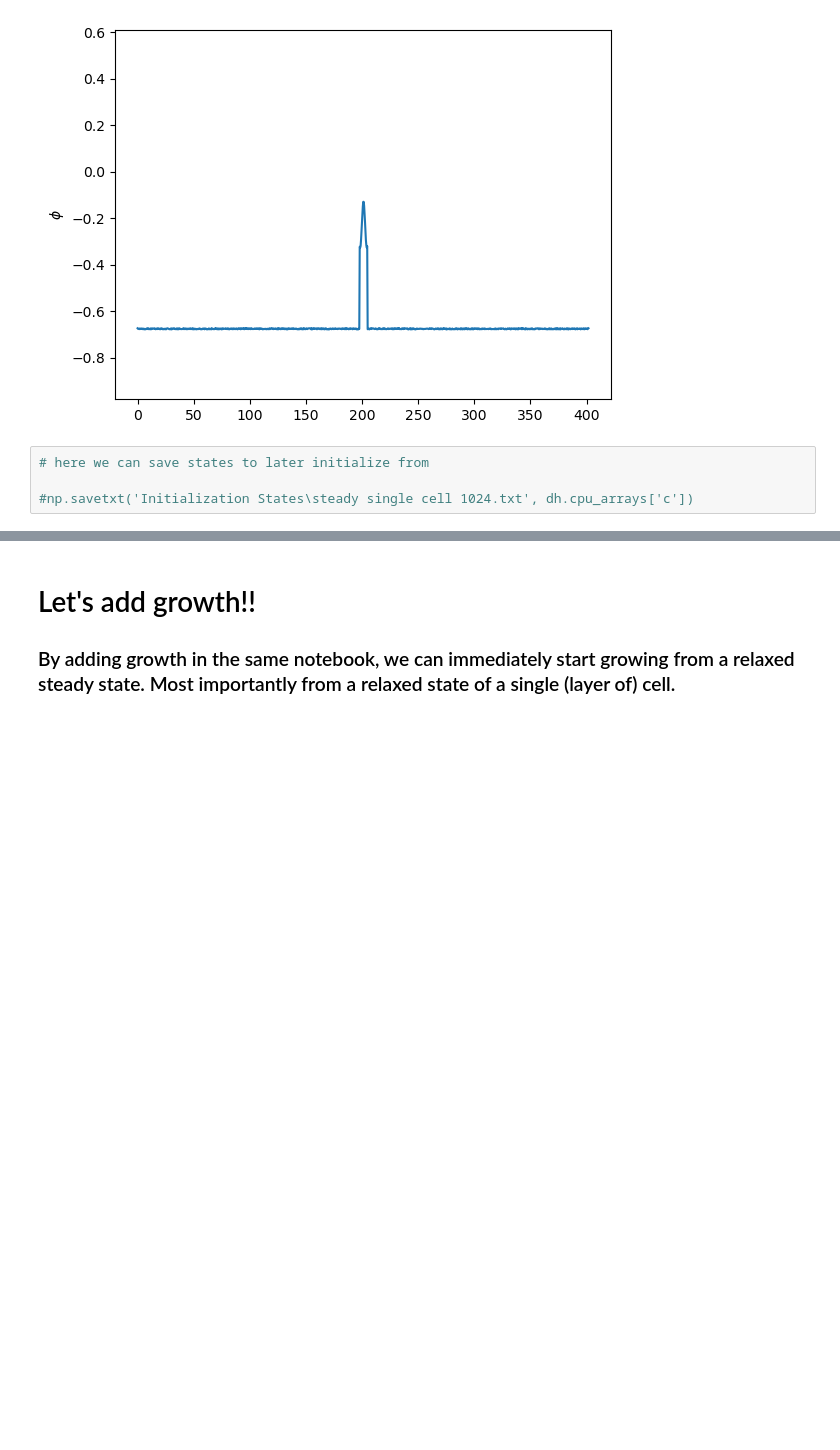
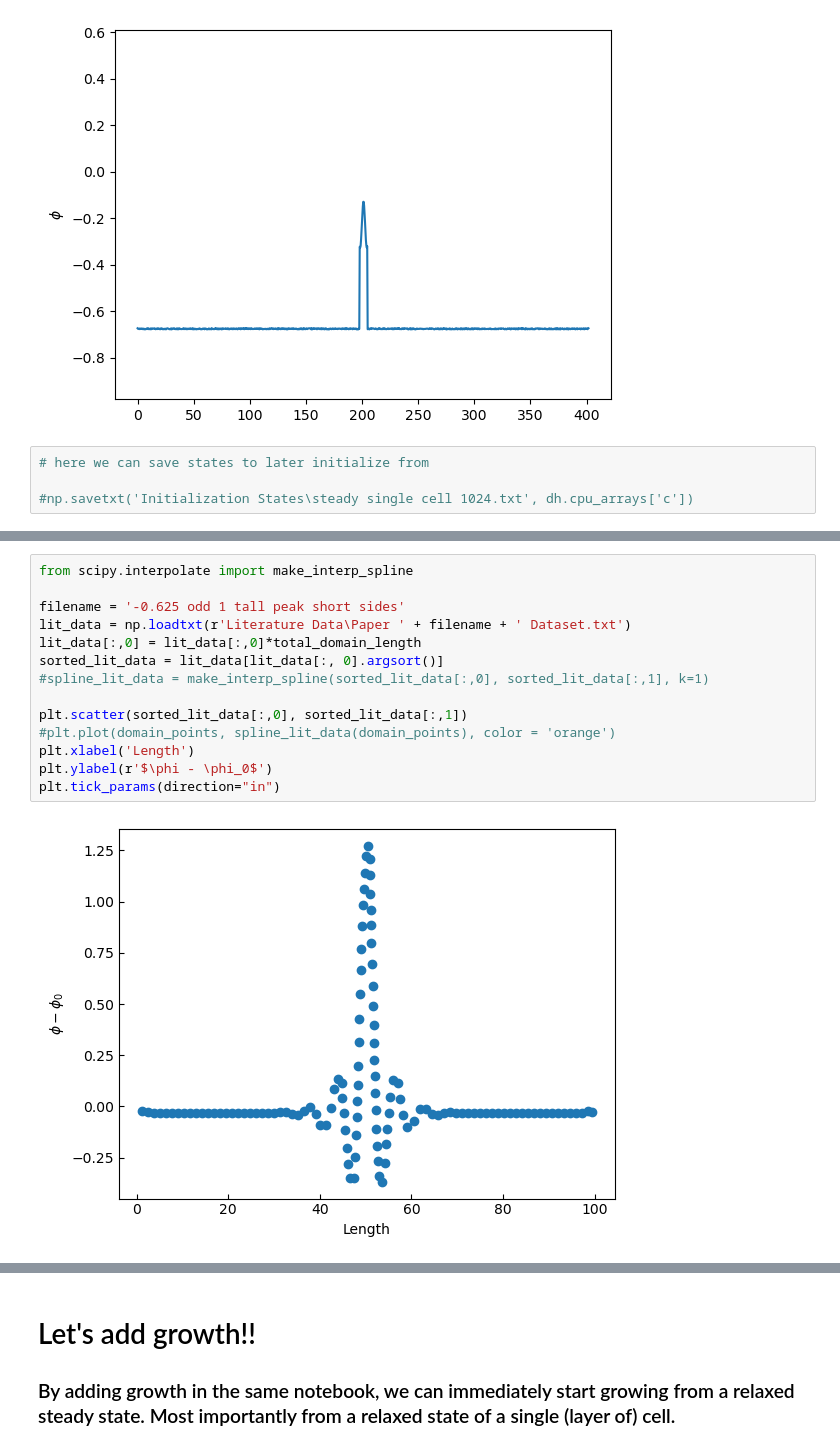
Before and after one commit to Twomac/pattern-formation-and-cellular-growth, a Jupyter notebook: Pystencils 1D Smectic Layering - 2D Special Case.ipynb, the cells around one changed output, grey strips where cells are left out. Drawn from its saved outputs; the diff is of its cells as text; blank space fills up the shorter version.

```diff
--- a/Pystencils 1D Smectic Layering - 2D Special Case.ipynb
+++ b/Pystencils 1D Smectic Layering - 2D Special Case.ipynb
@@ -319,0 +348,16 @@ plt.ylim(ymax=np.ceil(maxfreq / 10) * 10 if maxfreq % 10 else maxfreq + 10)
+# %%
+from scipy.interpolate import make_interp_spline
+
+filename = '-0.625 odd 1 tall peak short sides'
+lit_data = np.loadtxt(r'Literature Data\Paper ' + filename + ' Dataset.txt')
+lit_data[:,0] = lit_data[:,0]*total_domain_length
+sorted_lit_data = lit_data[lit_data[:, 0].argsort()]
+#spline_lit_data = make_interp_spline(sorted_lit_data[:,0], sorted_lit_data[:,1], k=1)
+
+plt.scatter(sorted_lit_data[:,0], sorted_lit_data[:,1])
+#plt.plot(domain_points, spline_lit_data(domain_points), color = 'orange')
+plt.xlabel('Length')
+plt.ylabel(r'$\phi - \phi_0$')
+plt.tick_params(direction="in")
+# %% [output]
+[figure, added]
```
Also changed, not shown: parts of 19 cells of this notebook, 28 other files.
